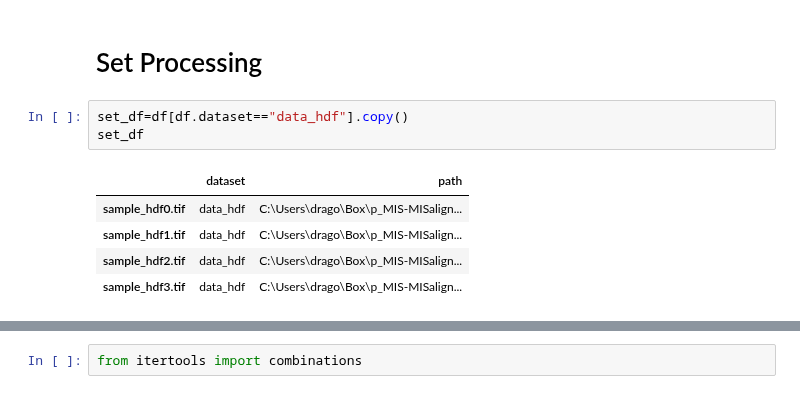
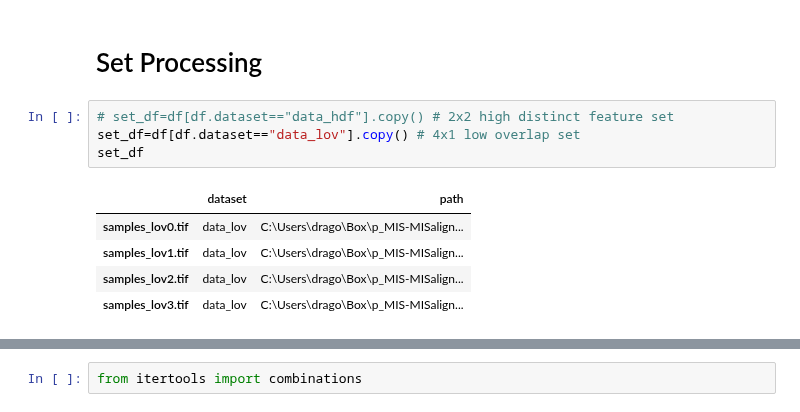
Before and after one commit to jess-garnett/MISalign, a Jupyter notebook: MISalign/alignment/prototype_aligncv.ipynb, the cells around one changed output, grey strips where cells are left out. Saved outputs shown, nothing was run; the diff lists cells and outputs as text.

```diff
--- a/MISalign/alignment/prototype_aligncv.ipynb
+++ b/MISalign/alignment/prototype_aligncv.ipynb
@@ -178,15 +178,16 @@ plt.show()
 # Paused to focus on moving forward with OpenCV
 # %% [markdown]
 # Set Processing
-# %%
-set_df=df[df.dataset=="data_hdf"].copy()
-set_df
-# %% [output]
-|  | dataset | path |
-| sample_hdf0.tif | data_hdf | C:\Users\drago\Box\p_MIS-MISalign... |
-| sample_hdf1.tif | data_hdf | C:\Users\drago\Box\p_MIS-MISalign... |
-| sample_hdf2.tif | data_hdf | C:\Users\drago\Box\p_MIS-MISalign... |
-| sample_hdf3.tif | data_hdf | C:\Users\drago\Box\p_MIS-MISalign... |
+# %%
+# set_df=df[df.dataset=="data_hdf"].copy() # 2x2 high distinct feature set
+set_df=df[df.dataset=="data_lov"].copy() # 4x1 low overlap set
+set_df
+# %% [output]
+|  | dataset | path |
+| samples_lov0.tif | data_lov | C:\Users\drago\Box\p_MIS-MISalign... |
+| samples_lov1.tif | data_lov | C:\Users\drago\Box\p_MIS-MISalign... |
+| samples_lov2.tif | data_lov | C:\Users\drago\Box\p_MIS-MISalign... |
+| samples_lov3.tif | data_lov | C:\Users\drago\Box\p_MIS-MISalign... |
 # %%
 orb_data=dict()
 for name,sample in set_df.iterrows():
```
Also changed, not shown: parts of 3 cells of this notebook.
